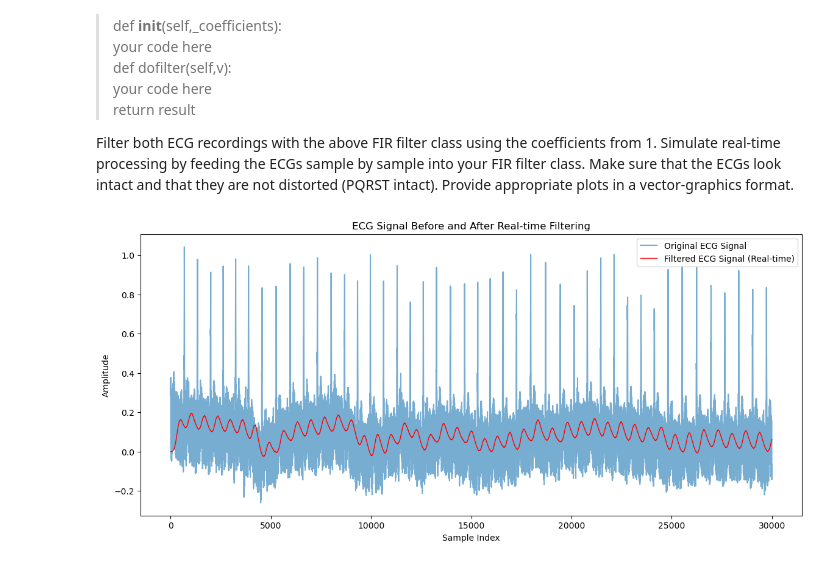
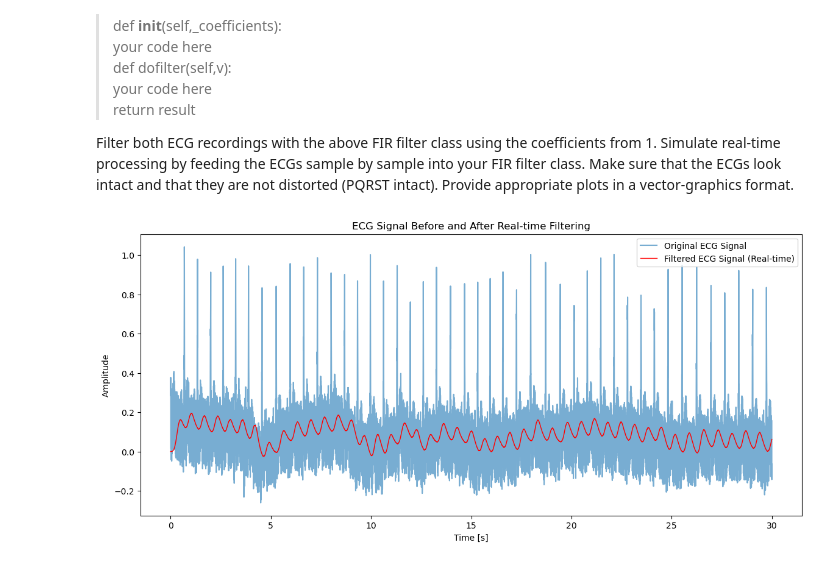
Before and after one commit to aurora0543/FIR_Lab, a Jupyter notebook: FIR.ipynb, the cells around one changed output. Drawn from its saved outputs; the diff is of its cells as text; code cells hidden in the pictures.

```diff
--- a/FIR.ipynb
+++ b/FIR.ipynb
@@ -66,34 +66,37 @@ def load_ecg_signal(filename, sampling_rate):
         return None
 
 # Load ECG signal data from file
 ecg_signal = load_ecg_signal(path, sampling_rate)
 
 class FIRfilter:
     def __init__(self, coefficients):
         self.coefficients = coefficients
         self.buffer = np.zeros(len(coefficients))
 
     def dofilter(self, value):
         self.buffer = np.roll(self.buffer, -1)
         self.buffer[-1] = value
         result = np.dot(self.coefficients, self.buffer)
         return result
 
 
 fir_coeffs = combined_highpass_bandstop_fir(sampling_rate) # Create FIR filter coefficients
 FIR_filter = FIRfilter(fir_coeffs) # Initialize FIR filter with the coefficients
 
 # Simulate real-time processing by filtering the ECG signal sample by sample
 filtered_ecg_signal_realtime = np.array([FIR_filter.dofilter(sample) for sample in ecg_signal])
 
+duration = len(ecg_signal) / sampling_rate
+time = np.linspace(0, duration, len(ecg_signal))
+
 # Plot the original and filtered signals
 plt.figure(figsize=(14, 6))
-plt.plot(ecg_signal, label='Original ECG Signal', alpha=0.6)
-plt.plot(filtered_ecg_signal_realtime, label='Filtered ECG Signal (Real-time)', color='red', linewidth=1)
+plt.plot(time, ecg_signal, label='Original ECG Signal', alpha=0.6)
+plt.plot(time, filtered_ecg_signal_realtime, label='Filtered ECG Signal (Real-time)', color='red', linewidth=1)
 plt.legend()
 plt.title('ECG Signal Before and After Real-time Filtering')
-plt.xlabel('Sample Index')
+plt.xlabel('Time [s]')
 plt.ylabel('Amplitude')
 plt.show()
 # %% [output]
-[figure, old version]
+[figure, new version]
```
Also changed, not shown: parts of 1 cell of this notebook.
